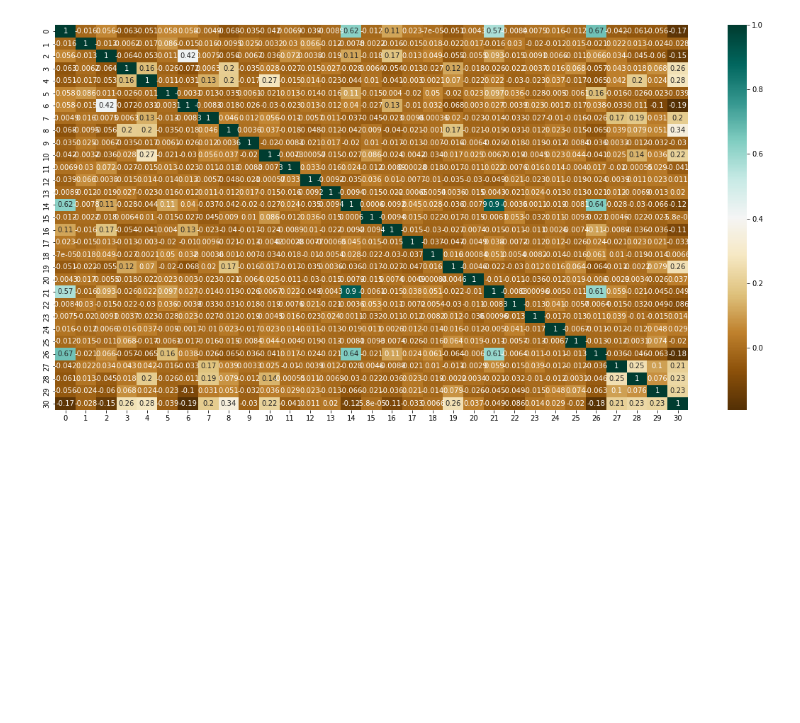
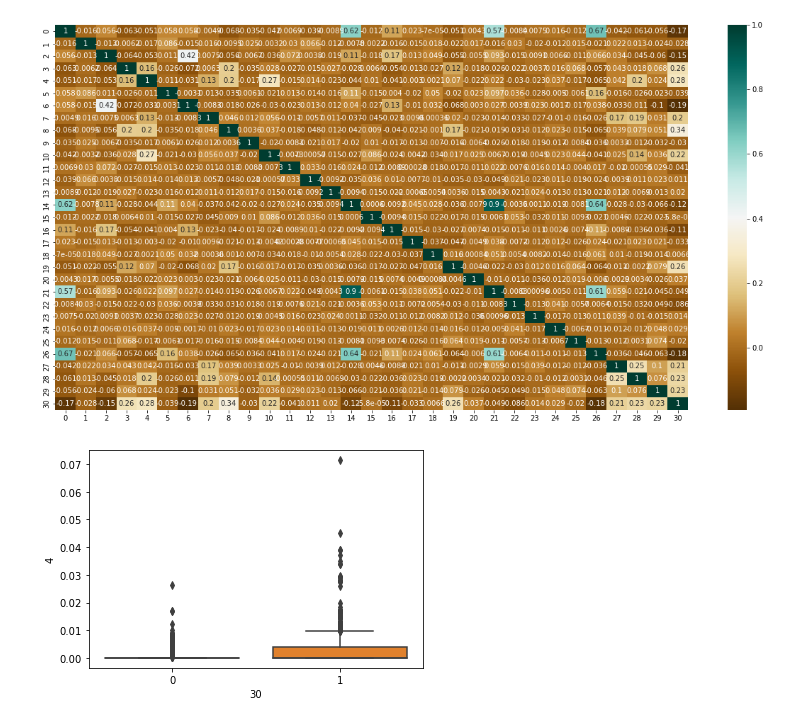
Before and after one commit to robbiehammond/Case-Study-1, a Jupyter notebook: EDA.ipynb, the cells around one changed output. Saved outputs shown, nothing was run; the diff lists cells and outputs as text; code cells hidden in the pictures; blank space fills up the shorter version.

```diff
--- a/EDA.ipynb
+++ b/EDA.ipynb
@@ -28,3 +29,8 @@ sns.heatmap(c,cmap="BrBG",annot=True)
 # %% [output]
 <AxesSubplot:>
 [figure]
+# %%
+sns.boxplot( y=df[4], x=df[30]);
+plt.show()
+# %% [output]
+[figure, added]
```
Also changed, not shown: parts of 3 cells of this notebook, 1 other file.
